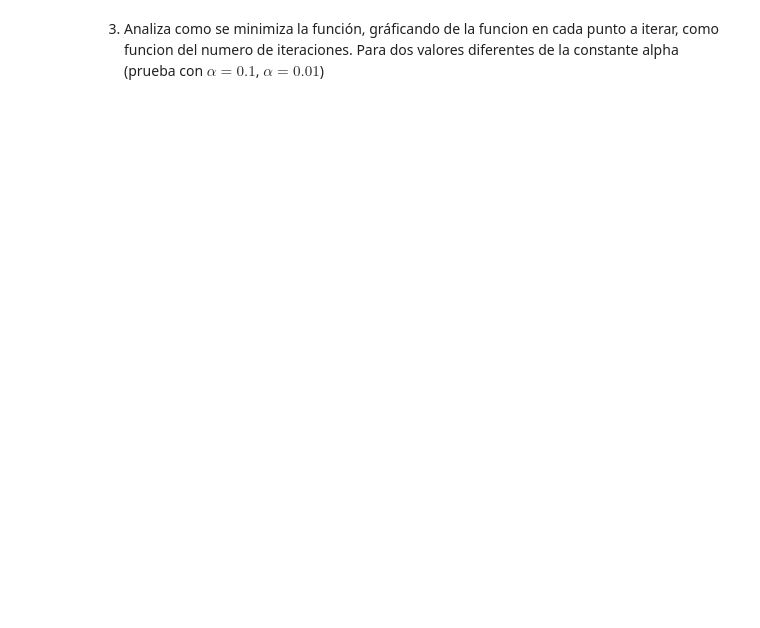
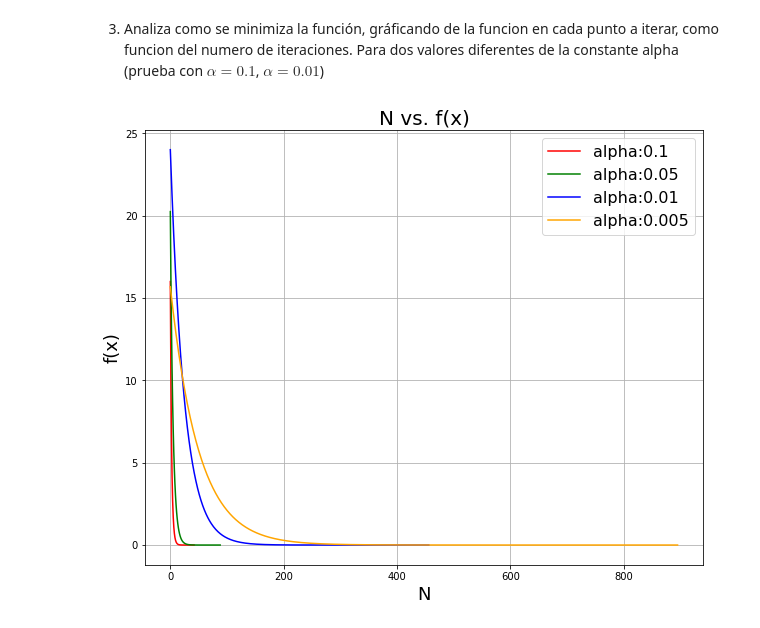
Before and after one commit to pabloudea/Metodos_Computacionales_taller, a Jupyter notebook: Students/Restrepo_385/Lab03_Algoritmia_y_graficacion.ipynb, the cells around one changed output. Drawn from its saved outputs; the diff is of its cells as text; code cells hidden in the pictures; blank space fills up the shorter version.

```diff
--- a/Students/Restrepo_385/Lab03_Algoritmia_y_graficacion.ipynb
+++ b/Students/Restrepo_385/Lab03_Algoritmia_y_graficacion.ipynb
@@ -249,2 +272,20 @@ def gradesc(f,f_derivada,alpha=0.5):
 # %% [markdown]
 3. Analiza como se minimiza la función, gráficando de la funcion en cada punto a iterar,  como funcion del numero de iteraciones. Para dos valores diferentes de la constante alpha (prueba con $\alpha=0.1$, $\alpha=0.01$)
+# %%
+alpha = [0.1,0.05,0.01,0.005]
+col = ['r','g','b','orange']
+plt.figure(figsize=(10, 8))
+
+for (a,c) in zip(alpha,col):
+  x_min = gradesc(f, df,alpha=a)[2]
+  N=len(x_min)
+  x=np.linspace(0,N,N)
+  plt.plot(x,x_min, color=c,  label="alpha:{}".format(a))
+  plt.legend(fontsize=16)
+plt.ylabel("f(x)", fontsize=18)
+plt.xlabel("N", fontsize=18)
+plt.title("N vs. f(x)", fontsize=20)
+plt.grid()
+plt.show()
+# %% [output]
+[figure, added]
```
Also changed, not shown: parts of 4 cells of this notebook.
